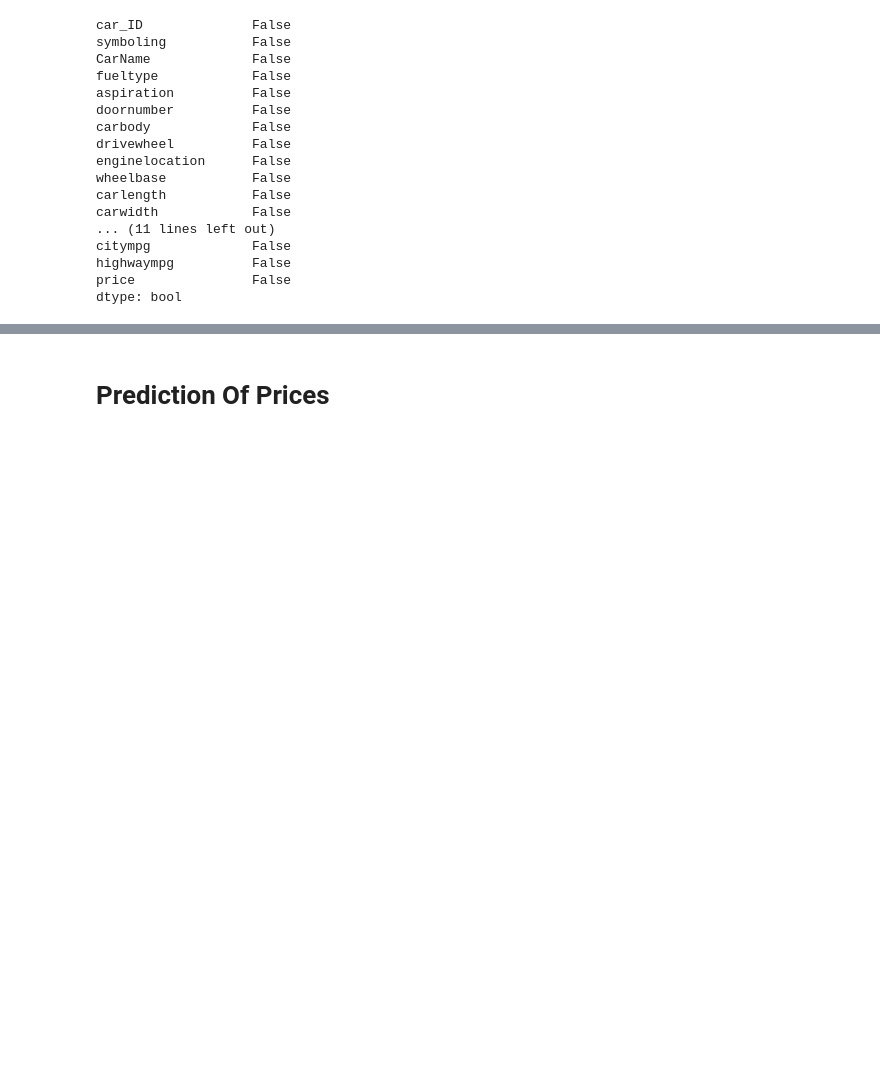
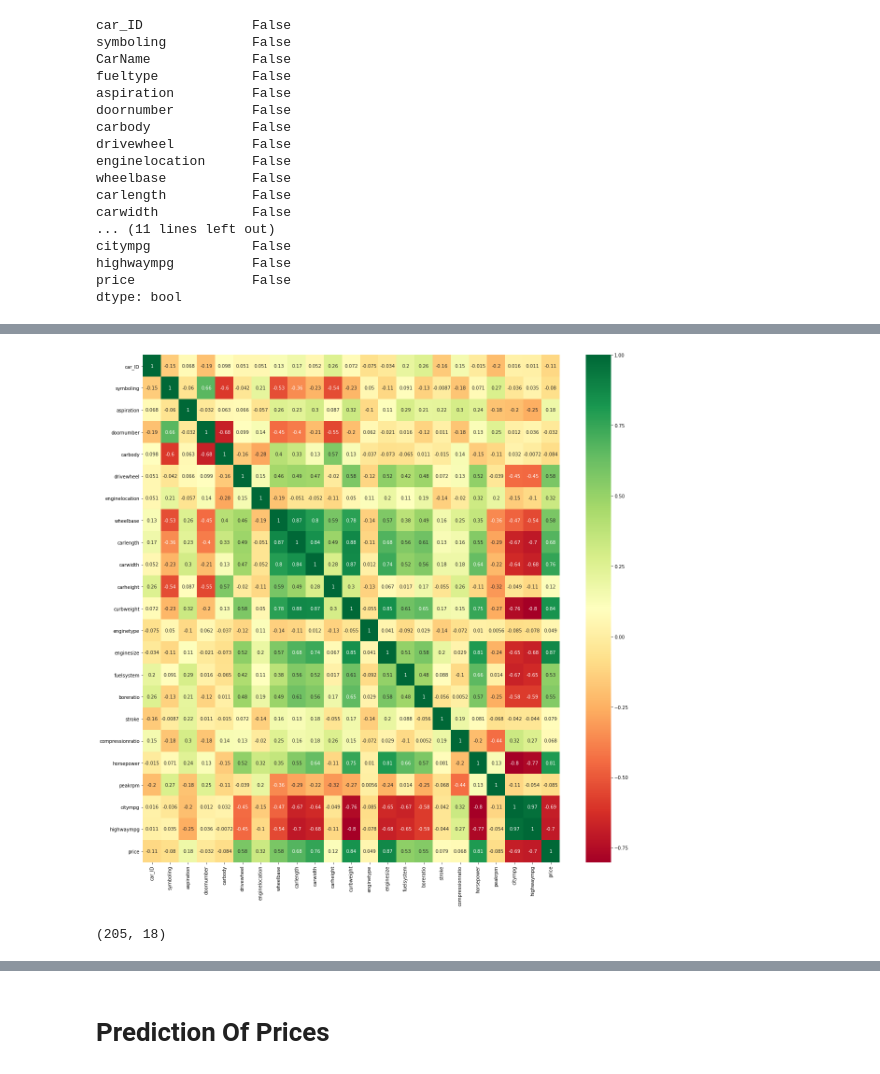
Before and after one commit to Hani1-2/DeepLearningAssignmnt, a Jupyter notebook: CarPricePrediction.ipynb, the cells around one changed output, grey strips where cells are left out. Cells and saved outputs as stored; diff of their text form; code cells hidden in the pictures; blank space fills up the shorter version.

```diff
--- a/CarPricePrediction.ipynb
+++ b/CarPricePrediction.ipynb
@@ -136,0 +136,7 @@ cars.head()
+# %%
+corrmat = cars.corr()
+top_corr_features = corrmat.index
+plt.figure(figsize=(20,20))
+g=sns.heatmap(cars[top_corr_features].corr(),annot=True,cmap='RdYlGn')
+# %% [output]
+[figure, added]
@@ -136,0 +145,4 @@ cars.head()
+# %%
+cars1.shape
+# %% [output]
+(205, 18)
```
Also changed, not shown: parts of 33 cells of this notebook.
